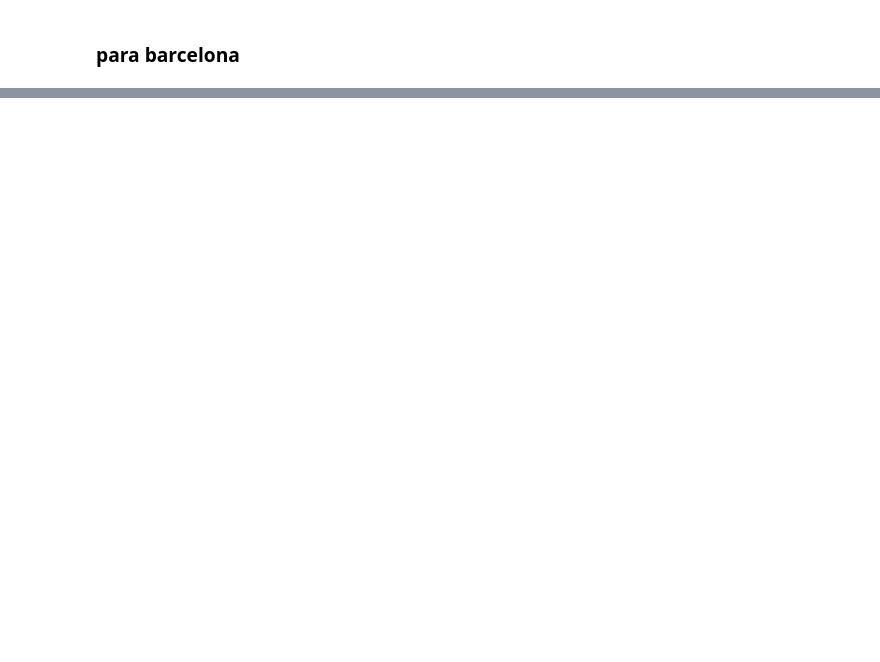
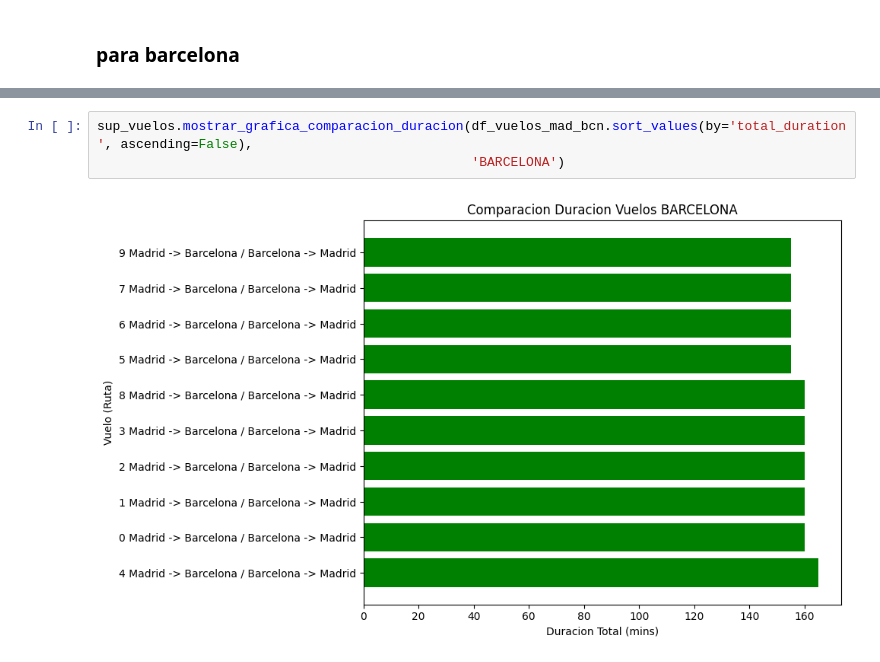
Before and after one commit to joseluisalmendral/Proyecto3-Explorando-Viajes, a Jupyter notebook: vuelos.ipynb, the cells around one changed output, grey strips where cells are left out. Drawn from its saved outputs; the diff is of its cells as text; blank space fills up the shorter version.

```diff
--- a/vuelos.ipynb
+++ b/vuelos.ipynb
@@ -171,0 +132,5 @@ df_sorted_by_duration.tail(1)
+# %%
+sup_vuelos.mostrar_grafica_comparacion_duracion(df_vuelos_mad_bcn.sort_values(by='total_duration', ascending=False),
+                                                'BARCELONA')
+# %% [output]
+[figure, added]
```
Also changed, not shown: parts of 32 cells of this notebook, 1 other file.
